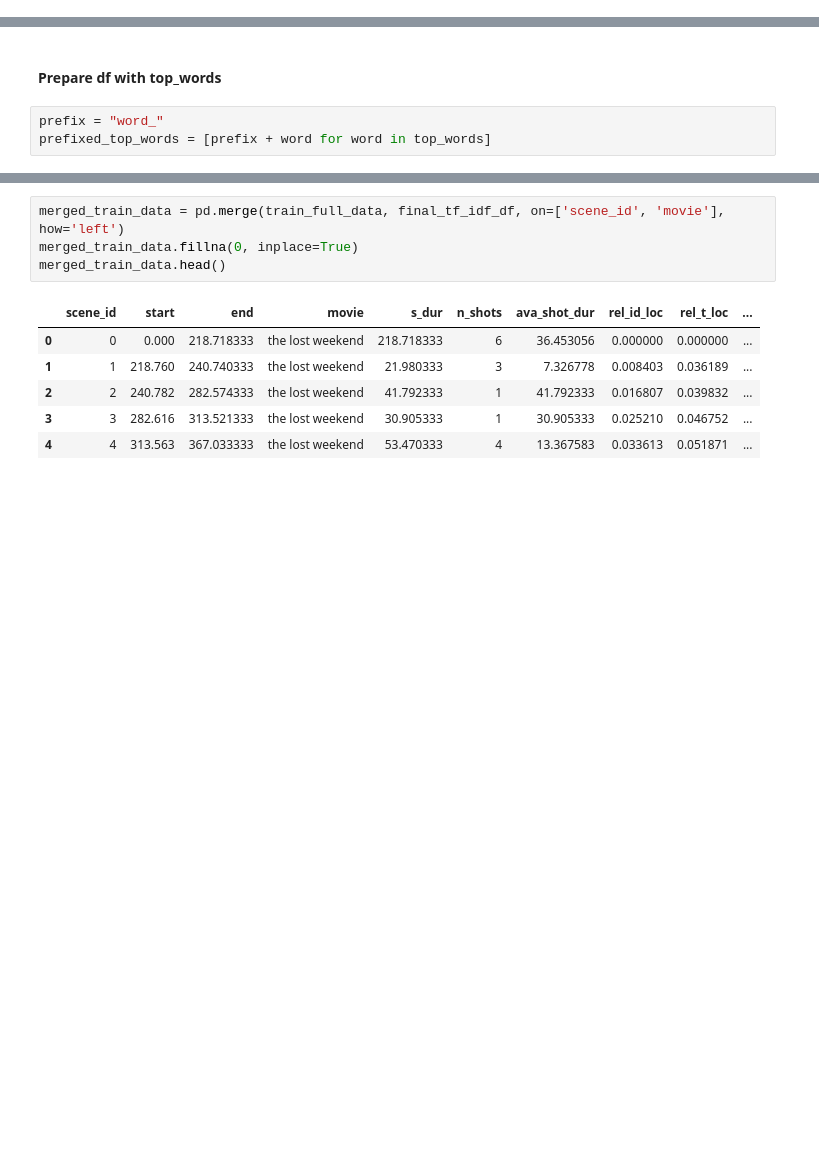
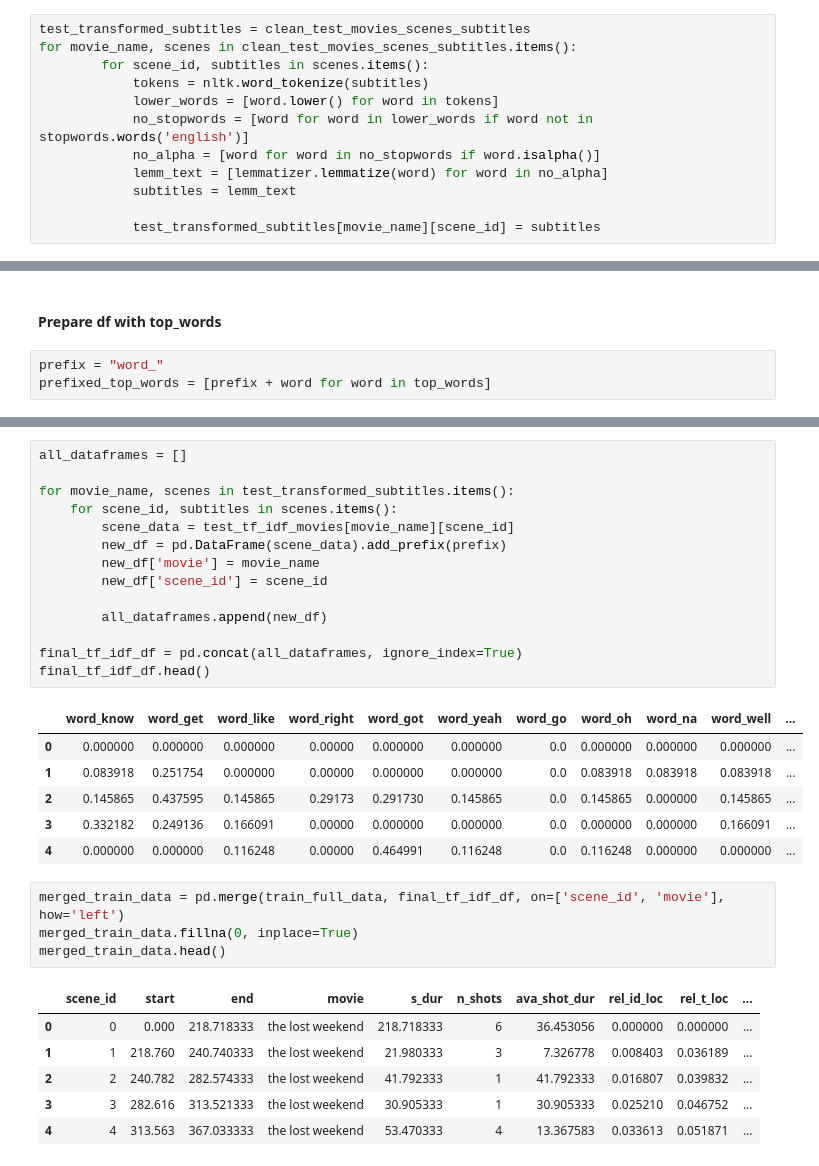
Before and after one commit to C7A7A/story-beats, a Jupyter notebook: story-beats.ipynb, the cells around one changed output, grey strips where cells are left out. Saved outputs shown, nothing was run; the diff lists cells and outputs as text; blank space fills up the shorter version.

```diff
--- a/story-beats.ipynb
+++ b/story-beats.ipynb
@@ -592,6 +536,18 @@ for movie_name, scenes in clean_train_movies_scenes_subtitles.items():
             subtitles = lemm_text
 
             train_transformed_subtitles[movie_name][scene_id] = subtitles
+# %%
+test_transformed_subtitles = clean_test_movies_scenes_subtitles
+for movie_name, scenes in clean_test_movies_scenes_subtitles.items():
+        for scene_id, subtitles in scenes.items():
+            tokens = nltk.word_tokenize(subtitles)
+            lower_words = [word.lower() for word in tokens]
+            no_stopwords = [word for word in lower_words if word not in stopwords.words('english')]
+            no_alpha = [word for word in no_stopwords if word.isalpha()]
+            lemm_text = [lemmatizer.lemmatize(word) for word in no_alpha]
+            subtitles = lemm_text
+
+            test_transformed_subtitles[movie_name][scene_id] = subtitles
 # %%
 all_subtitles = " ".join([word for scenes in train_transformed_subtitles.values() for subtitles in scenes.values() for word in subtitles])
 # %%
@@ -674,3 +646,24 @@ final_tf_idf_df.head()
+# %%
+all_dataframes = []
+
+for movie_name, scenes in test_transformed_subtitles.items():
+    for scene_id, subtitles in scenes.items():
+        scene_data = test_tf_idf_movies[movie_name][scene_id]
+        new_df = pd.DataFrame(scene_data).add_prefix(prefix)
+        new_df['movie'] = movie_name
+        new_df['scene_id'] = scene_id
+
+        all_dataframes.append(new_df)
+
+final_tf_idf_df = pd.concat(all_dataframes, ignore_index=True)
+final_tf_idf_df.head()
+# %% [output]
+|  | word_know | word_get | word_like | word_right | word_got | word_yeah | word_go | word_oh | word_na | word_well | ... |
+| 0 | 0.000000 | 0.000000 | 0.000000 | 0.00000 | 0.000000 | 0.000000 | 0.0 | 0.000000 | 0.000000 | 0.000000 | ... |
+| 1 | 0.083918 | 0.251754 | 0.000000 | 0.00000 | 0.000000 | 0.000000 | 0.0 | 0.083918 | 0.083918 | 0.083918 | ... |
+| 2 | 0.145865 | 0.437595 | 0.145865 | 0.29173 | 0.291730 | 0.145865 | 0.0 | 0.145865 | 0.000000 | 0.145865 | ... |
+| 3 | 0.332182 | 0.249136 | 0.166091 | 0.00000 | 0.000000 | 0.000000 | 0.0 | 0.000000 | 0.000000 | 0.166091 | ... |
+| 4 | 0.000000 | 0.000000 | 0.116248 | 0.00000 | 0.464991 | 0.116248 | 0.0 | 0.116248 | 0.000000 | 0.000000 | ... |
 # %%
 merged_train_data = pd.merge(train_full_data, final_tf_idf_df, on=['scene_id', 'movie'], how='left')
 merged_train_data.fillna(0, inplace=True)
```
Also changed, not shown: parts of 32 cells of this notebook, 2 other files.
